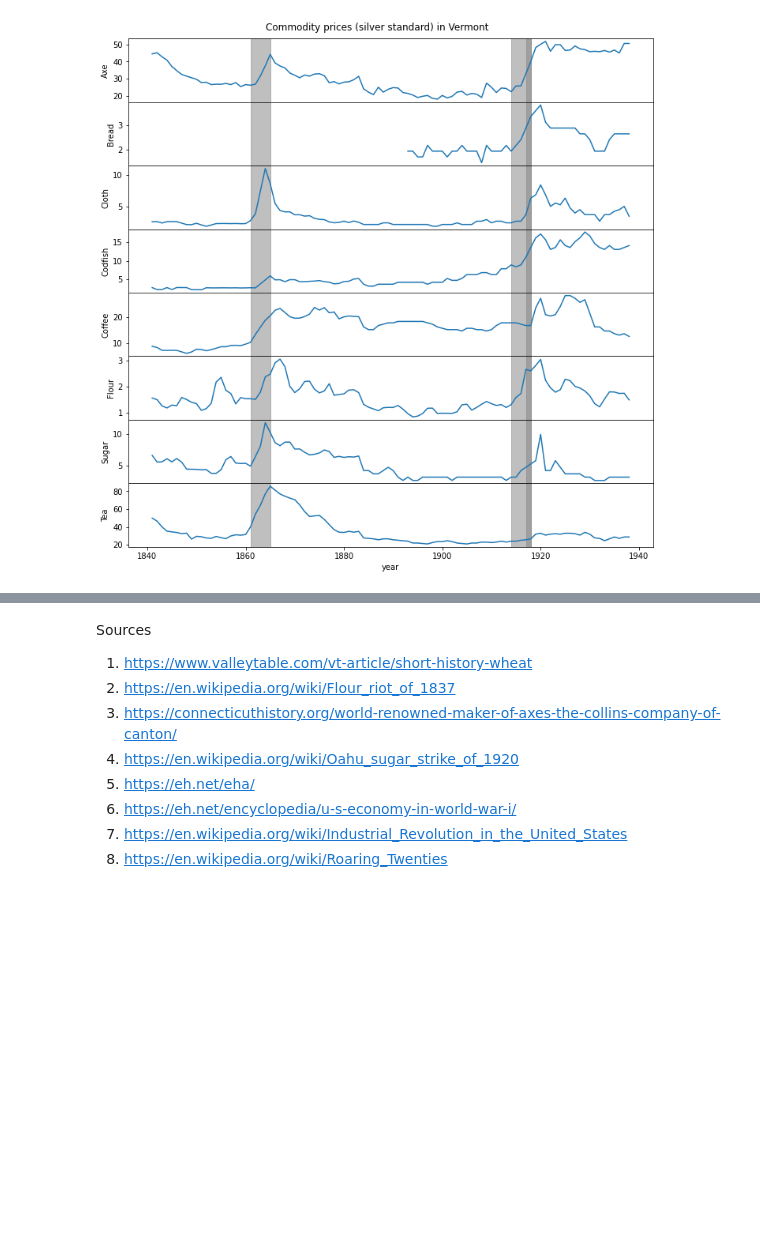
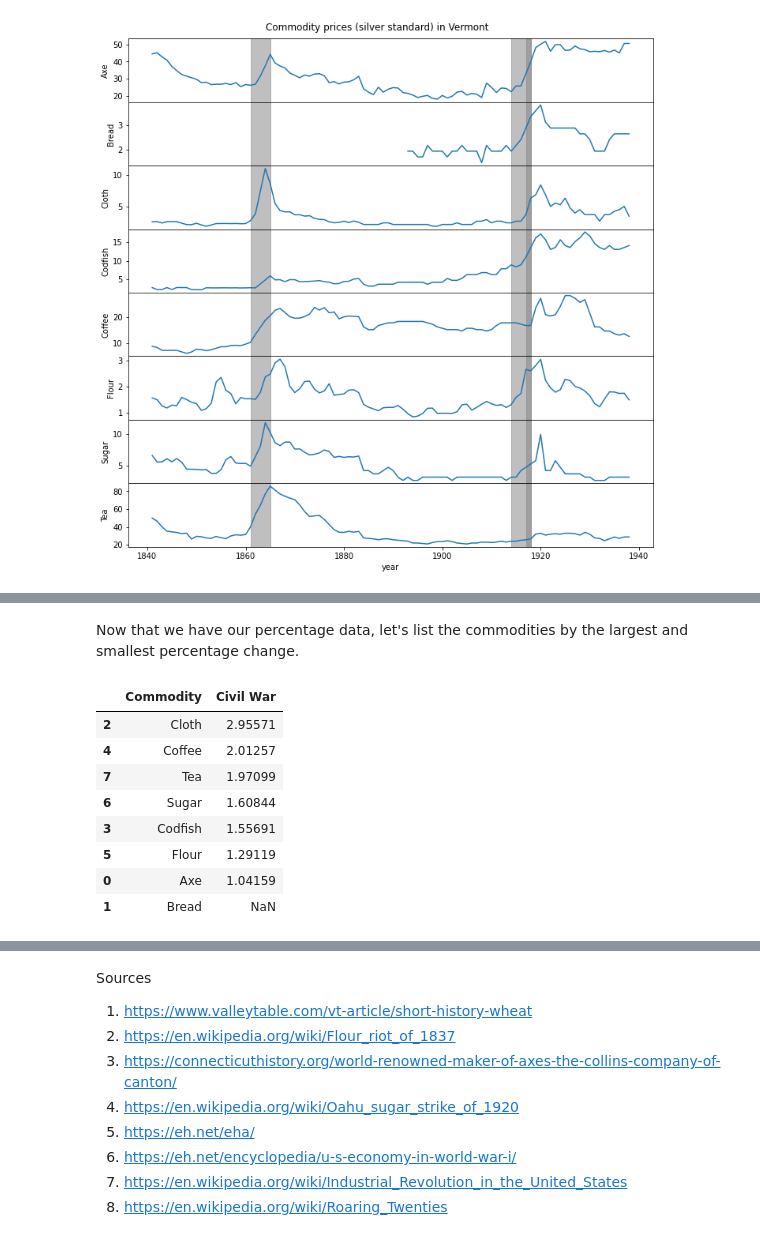
Before and after one commit to Meadosc/commodity_case_study, a Jupyter notebook: main.ipynb, the cells around one changed output, grey strips where cells are left out. Saved outputs shown, nothing was run; the diff lists cells and outputs as text; code cells hidden in the pictures; blank space fills up the shorter version.

```diff
--- a/main.ipynb
+++ b/main.ipynb
@@ -251,0 +292,14 @@ df_v[(df_v["Commodity"] == "Coffee") & (df_v["Item Year"] >= 1918) & (df_v["Item
+# %% [markdown]
+Now that we have our percentage data, let's list the commodities by the largest and smallest percentage change.
+# %%
+df_ratio.sort_values('Civil War', ascending=False).drop(['WW1', 'R. Twenties'], axis=1)
+# %% [output]
+|  | Commodity | Civil War |
+| 2 | Cloth | 2.95571 |
+| 4 | Coffee | 2.01257 |
+| 7 | Tea | 1.97099 |
+| 6 | Sugar | 1.60844 |
+| 3 | Codfish | 1.55691 |
+| 5 | Flour | 1.29119 |
+| 0 | Axe | 1.04159 |
+| 1 | Bread | NaN |
```
Also changed, not shown: parts of 14 cells of this notebook.
